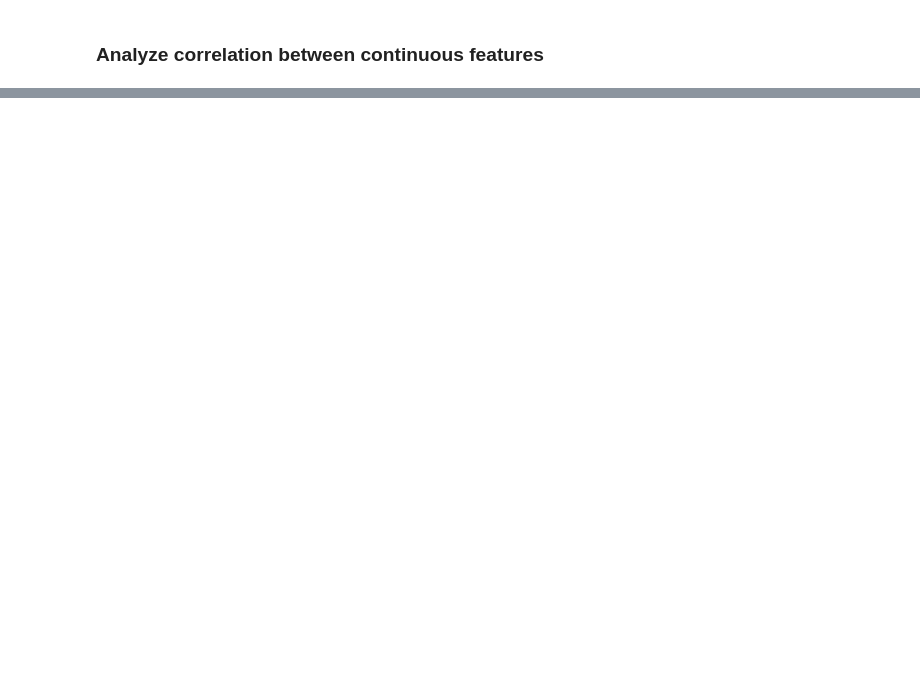
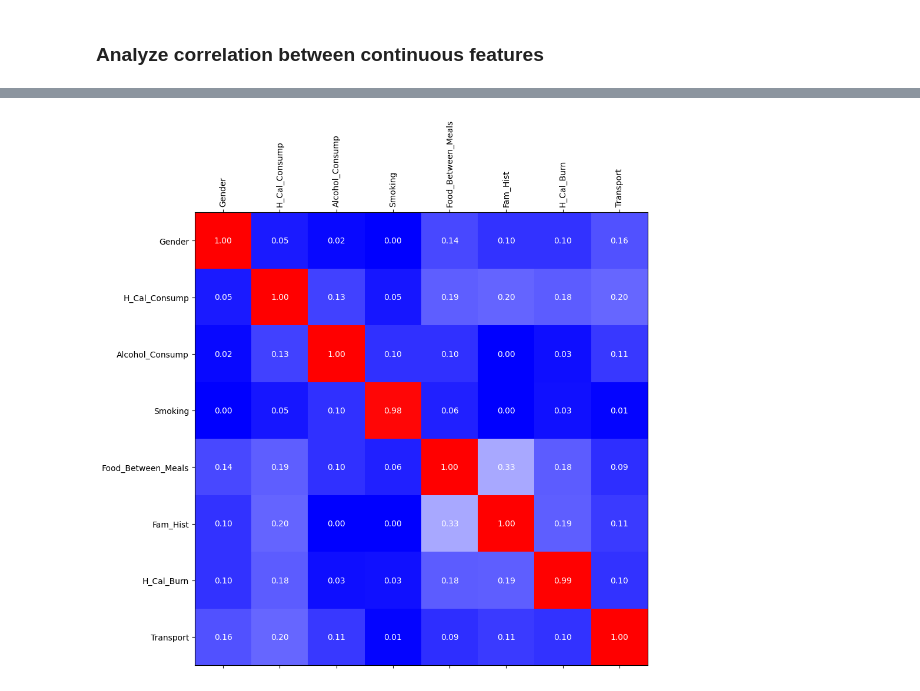
Before and after one commit to Marim1611/Bing-Bang-BodyLevel, a Jupyter notebook: DataPreparation/DataPreparation.ipynb, the cells around one changed output, grey strips where cells are left out. Drawn from its saved outputs; the diff is of its cells as text; code cells hidden in the pictures; blank space fills up the shorter version.

```diff
--- a/DataPreparation/DataPreparation.ipynb
+++ b/DataPreparation/DataPreparation.ipynb
@@ -86,0 +91,4 @@ numerical_correlation_matrix(x_train_d)
+# %%
+categorical_correlation_matrix(x_train_d)
+# %% [output]
+[figure, added]
```
Also changed, not shown: parts of 7 cells of this notebook, 3 other files.
